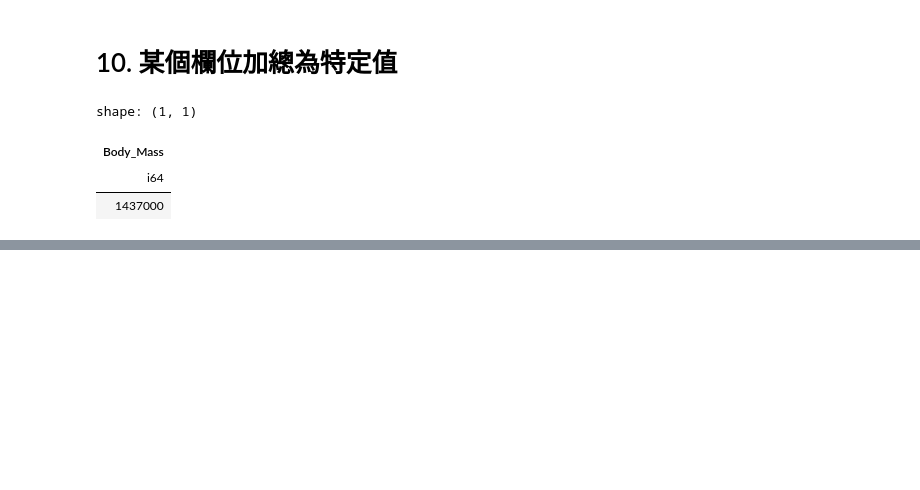
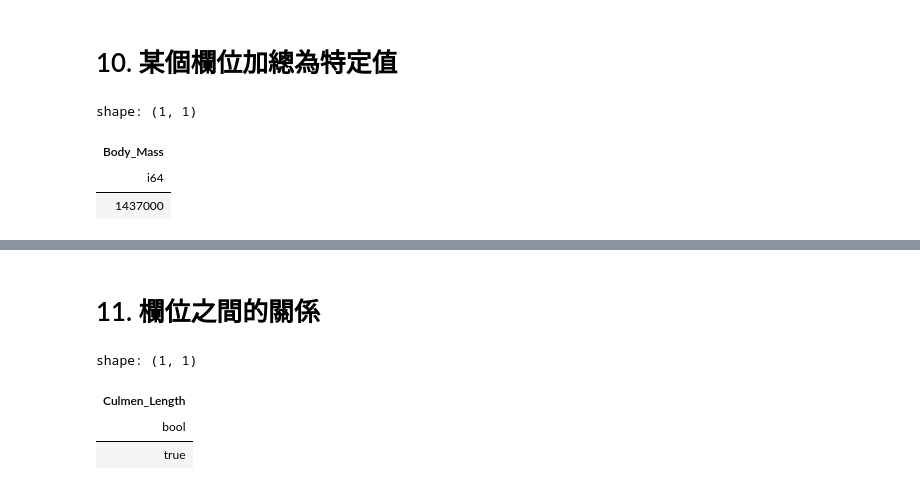
Before and after one commit to Alexchen666/Data-Analysis-101, a Jupyter notebook: data_validation.ipynb, the cells around one changed output, grey strips where cells are left out. Cells and saved outputs as stored; diff of their text form; code cells hidden in the pictures; blank space fills up the shorter version.

```diff
--- a/data_validation.ipynb
+++ b/data_validation.ipynb
@@ -765,3 +765,12 @@ Body_Mass
   344 rows does not match custom constraints. (type=value_error.rowvalue)
 Sex
   Rows with invalid values: {None, '.'}. (type=value_error.rowvalue)
+# %% [markdown]
+# 11. 欄位之間的關係
+# %%
+df.select((pl.col('Culmen_Length') > pl.col('Culmen_Depth')).all())
+# %% [output]
+shape: (1, 1)
+| Culmen_Length |
+| bool |
+| true |
```
Also changed, not shown: parts of 22 cells of this notebook.
